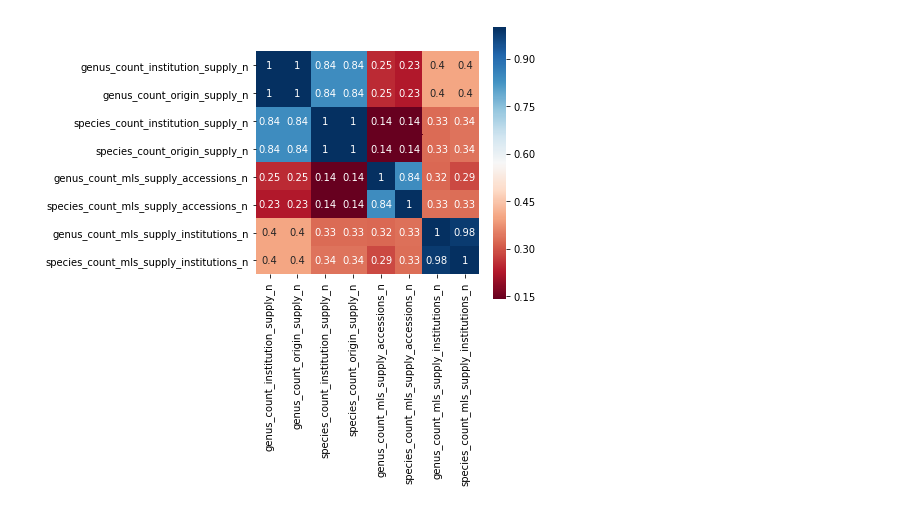
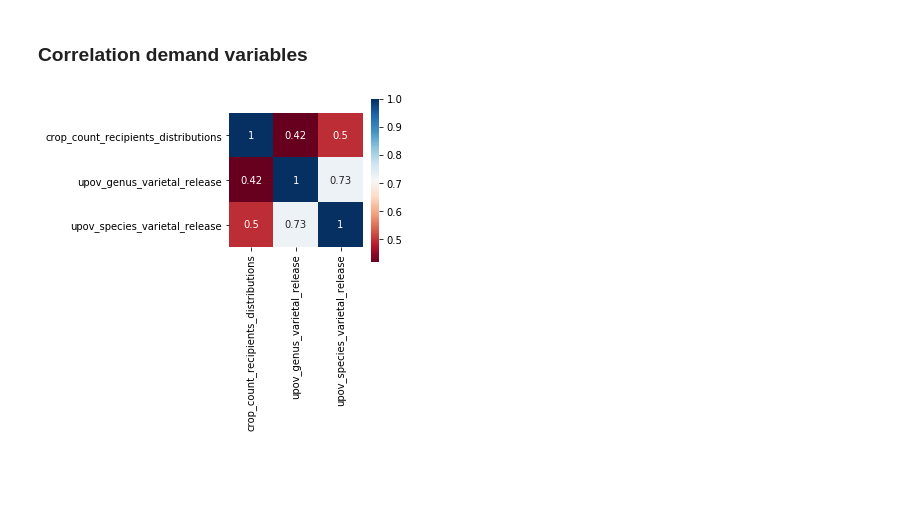
Before and after one commit to CIAT-DAPA/PlantTreatyInterdependence, a Jupyter notebook: src/Python/Indicator_jupyter/indicator.ipynb, the cells around one changed output. Drawn from its saved outputs; the diff is of its cells as text; code cells hidden in the pictures; blank space fills up the shorter version.

```diff
--- a/src/Python/Indicator_jupyter/indicator.ipynb
+++ b/src/Python/Indicator_jupyter/indicator.ipynb
@@ -132,0 +21,2 @@ print(features_normal)
+# %%
+df = pd.read_csv("indicator.mean.csv")
@@ -180,7 +118,9 @@ features_supply = [
+# %% [markdown]
+### Correlation demand variables
 # %%
-correlation = df.loc[:, features_supply].corr(method = corr_method)
-plt.figure(figsize=(5,5))
+correlation = df.iloc[:, 38:41].corr(method=corr_method)
+plt.figure(figsize=(3,3))
 sns.heatmap(correlation, vmax=1, square=True,annot=True, cmap=paleta)
-plt.savefig('features_supply.png')
+plt.savefig('features_demand.png', dpi=300)
 # %% [output]
-[figure, old version]
+[figure, new version]
```
Also changed, not shown: parts of 24 cells of this notebook, 2 other files.
